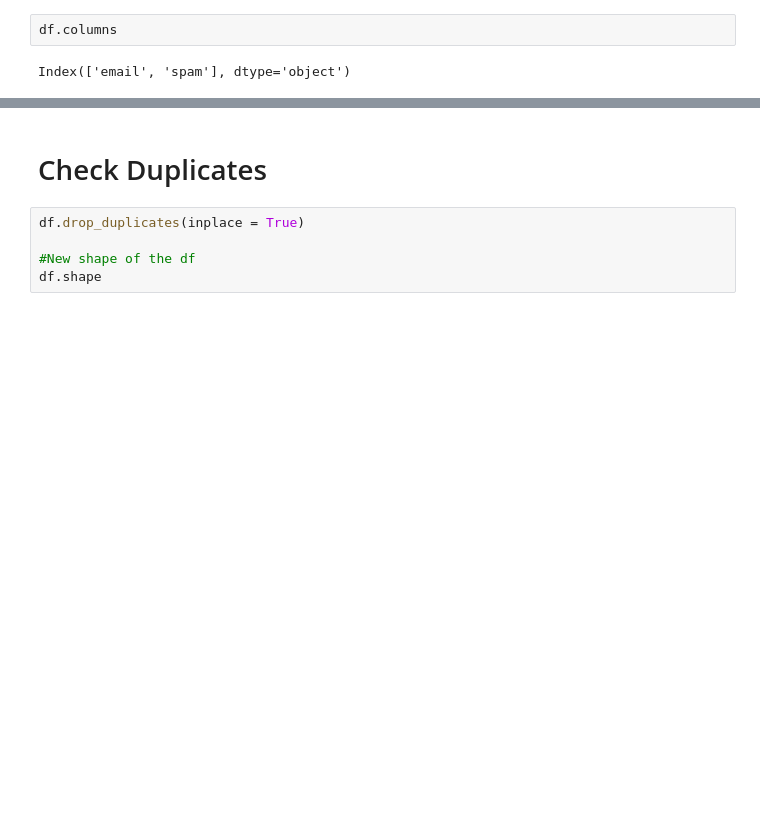
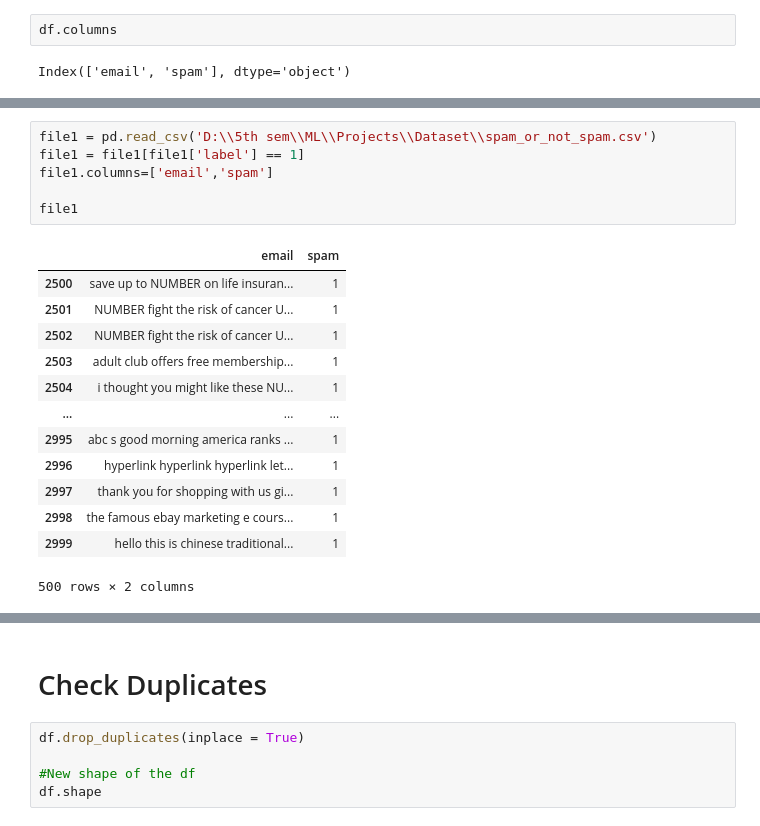
Before and after one commit to tejasborkar74/Spam-Detection-Naive-Bayes-ML, a Jupyter notebook: spam detection.ipynb, the cells around one changed output, grey strips where cells are left out. Drawn from its saved outputs; the diff is of its cells as text; blank space fills up the shorter version.

```diff
--- a/spam detection.ipynb
+++ b/spam detection.ipynb
@@ -58,0 +74,20 @@ Index(['email', 'spam'], dtype='object')
+# %%
+file1 = pd.read_csv('D:\\5th sem\\ML\\Projects\\Dataset\\spam_or_not_spam.csv')
+file1 = file1[file1['label'] == 1]
+file1.columns=['email','spam']
+
+file1
+# %% [output]
+|  | email | spam |
+| 2500 | save up to NUMBER on life insuran... | 1 |
+| 2501 | NUMBER fight the risk of cancer U... | 1 |
+| 2502 | NUMBER fight the risk of cancer U... | 1 |
+| 2503 | adult club offers free membership... | 1 |
+| 2504 | i thought you might like these NU... | 1 |
+| ... | ... | ... |
+| 2995 | abc s good morning america ranks ... | 1 |
+| 2996 | hyperlink hyperlink hyperlink let... | 1 |
+| 2997 | thank you for shopping with us gi... | 1 |
+| 2998 | the famous ebay marketing e cours... | 1 |
+| 2999 | hello this is chinese traditional... | 1 |
+500 rows × 2 columns
```
Also changed, not shown: parts of 34 cells of this notebook, 11 other files.
